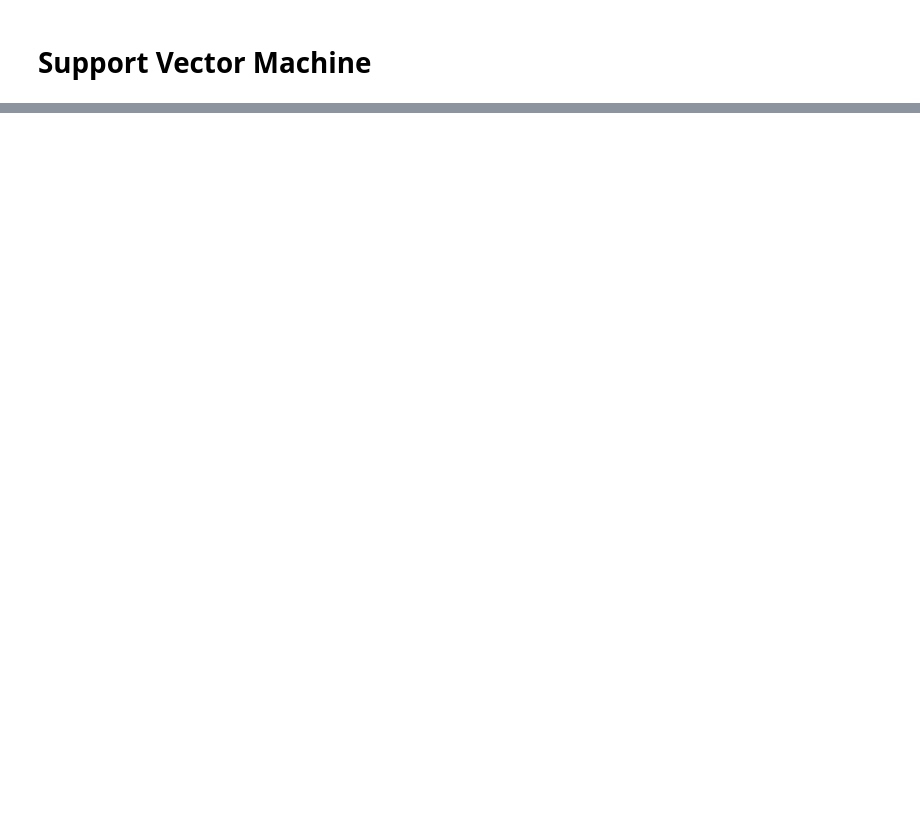
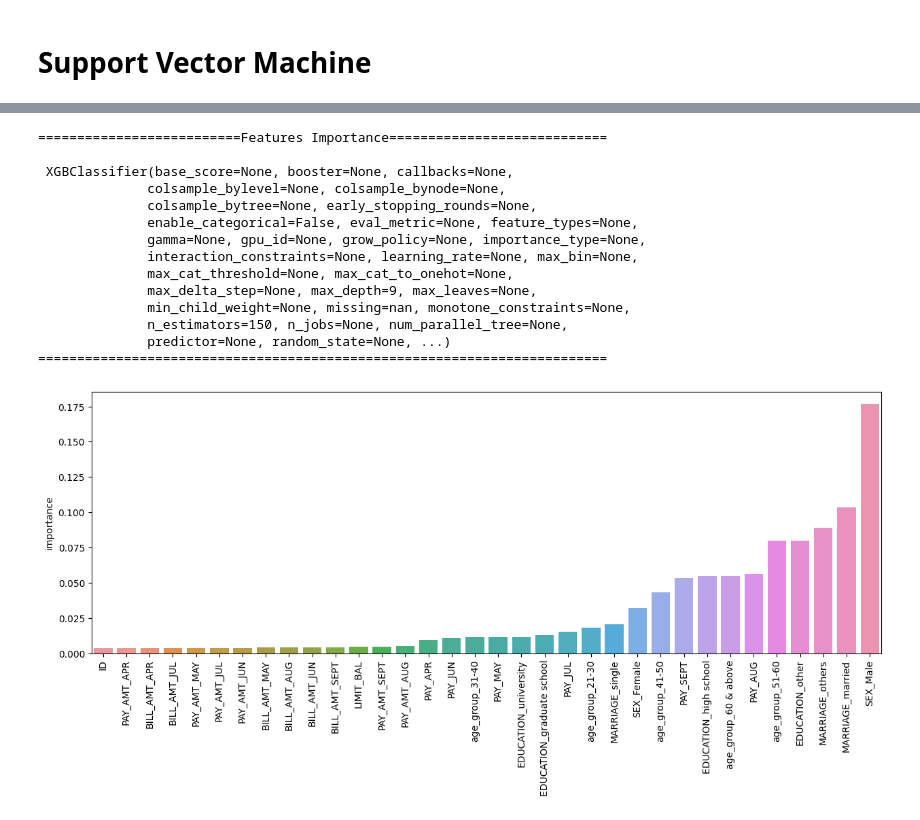
Before and after one commit to Kalpesh-Rajput/-Credit_Card_Default_Prediction, a Jupyter notebook: KR_|_Credit_Card_Default_Prediction.ipynb, the cells around one changed output, grey strips where cells are left out. Saved outputs shown, nothing was run; the diff lists cells and outputs as text; code cells hidden in the pictures; blank space fills up the shorter version.

```diff
--- a/KR_|_Credit_Card_Default_Prediction.ipynb
+++ b/KR_|_Credit_Card_Default_Prediction.ipynb
@@ -1377,0 +1447,2 @@ get_features_importance(optimal_rfc_model,x_train)
+# %%
+run_evaluate_model(xgboost_model,scaled_x_train,scaled_x_test,y_train,y_test)
@@ -1377,0 +1469,7 @@ get_features_importance(optimal_rfc_model,x_train)
+# %%
+# finding the best parameters for XGBRegressor by gridsearchcv
+params = {'n_estimators':[50,100,150] , 'max_depth':[3,5,9]}
+grid_xgb_model = GridSearchCV(estimator =xgboost_model , param_grid=params , cv = 5 , verbose = 5 , scoring = 'recall' , n_jobs = -1)
+# %%
+# training and evaluating the xgb_grid
+run_evaluate_model(grid_xgb_model,scaled_x_train,scaled_x_test,y_train,y_test)
@@ -1377,0 +1509,20 @@ get_features_importance(optimal_rfc_model,x_train)
+# %%
+optimal_xgboost = grid_xgb_model.best_estimator_
+# %%
+get_features_importance(optimal_xgboost,x_train)
+# %% [output]
+==========================Features Importance============================
+
+ XGBClassifier(base_score=None, booster=None, callbacks=None,
+              colsample_bylevel=None, colsample_bynode=None,
+              colsample_bytree=None, early_stopping_rounds=None,
+              enable_categorical=False, eval_metric=None, feature_types=None,
+              gamma=None, gpu_id=None, grow_policy=None, importance_type=None,
+              interaction_constraints=None, learning_rate=None, max_bin=None,
+              max_cat_threshold=None, max_cat_to_onehot=None,
+              max_delta_step=None, max_depth=9, max_leaves=None,
+              min_child_weight=None, missing=nan, monotone_constraints=None,
+              n_estimators=150, n_jobs=None, num_parallel_tree=None,
+              predictor=None, random_state=None, ...)
+=========================================================================
+[figure, added]
```
Also changed, not shown: parts of 54 cells of this notebook.
